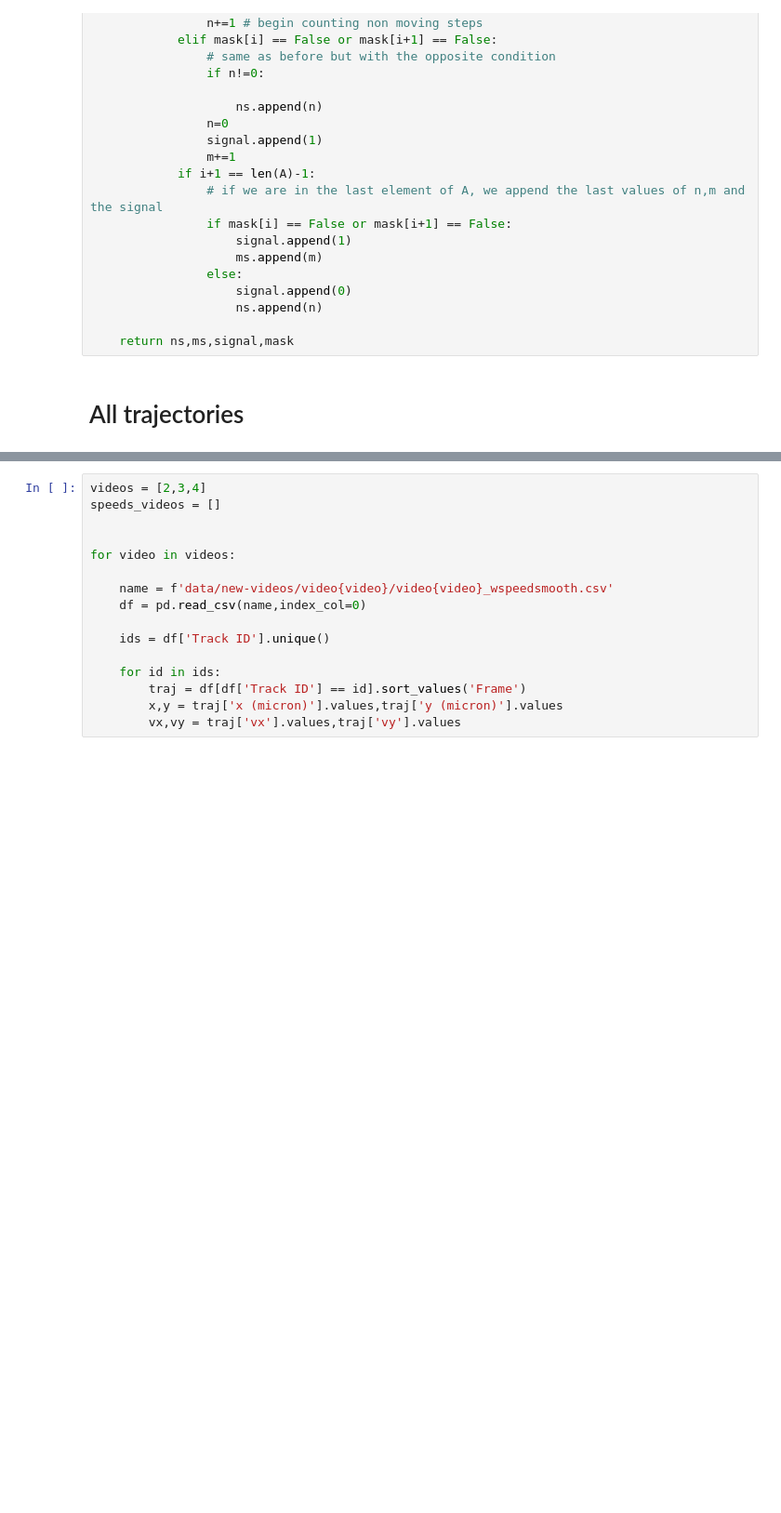
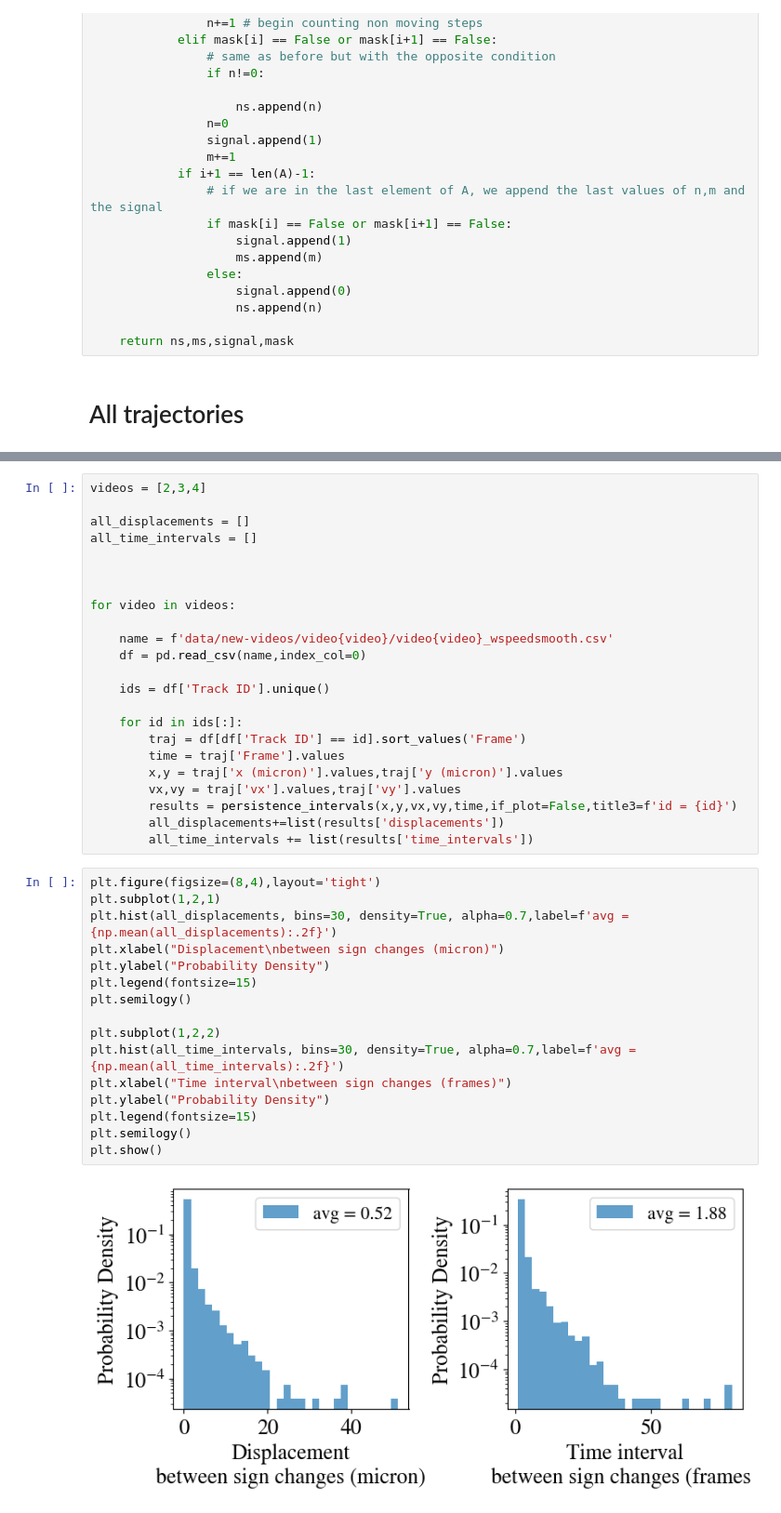
Before and after one commit to jannesantana/bacteria, a Jupyter notebook: persistency_length_time.ipynb, the cells around one changed output, grey strips where cells are left out. Shown: that part at 93% size. Drawn from its saved outputs; the diff is of its cells as text; blank space fills up the shorter version.

Commit message:
persistent times

```diff
--- a/persistency_length_time.ipynb
+++ b/persistency_length_time.ipynb
@@ -161,6 +240,9 @@ def mov_not_mov(A,th,zero_th=False):
 # %%
 videos = [2,3,4]
-speeds_videos = []
+
+all_displacements = []
+all_time_intervals = []
+
 
 
 for video in videos:
@@ -170,7 +252,29 @@ for video in videos:
 
     ids = df['Track ID'].unique()
 
-    for id in ids:
+    for id in ids[:]:
         traj = df[df['Track ID'] == id].sort_values('Frame')
+        time = traj['Frame'].values
         x,y = traj['x (micron)'].values,traj['y (micron)'].values
         vx,vy = traj['vx'].values,traj['vy'].values
+        results = persistence_intervals(x,y,vx,vy,time,if_plot=False,title3=f'id = {id}')
+        all_displacements+=list(results['displacements'])
+        all_time_intervals += list(results['time_intervals'])
+# %%
+plt.figure(figsize=(8,4),layout='tight')
+plt.subplot(1,2,1)
+plt.hist(all_displacements, bins=30, density=True, alpha=0.7,label=f'avg = {np.mean(all_displacements):.2f}')
+plt.xlabel("Displacement\nbetween sign changes (micron)")
+plt.ylabel("Probability Density")
+plt.legend(fontsize=15)
+plt.semilogy()
+
+plt.subplot(1,2,2)
+plt.hist(all_time_intervals, bins=30, density=True, alpha=0.7,label=f'avg = {np.mean(all_time_intervals):.2f}')
+plt.xlabel("Time interval\nbetween sign changes (frames)")
+plt.ylabel("Probability Density")
+plt.legend(fontsize=15)
+plt.semilogy()
+plt.show()
+# %% [output]
+[figure, added]
```
Also changed, not shown: parts of 4 cells of this notebook, 1 other file.
